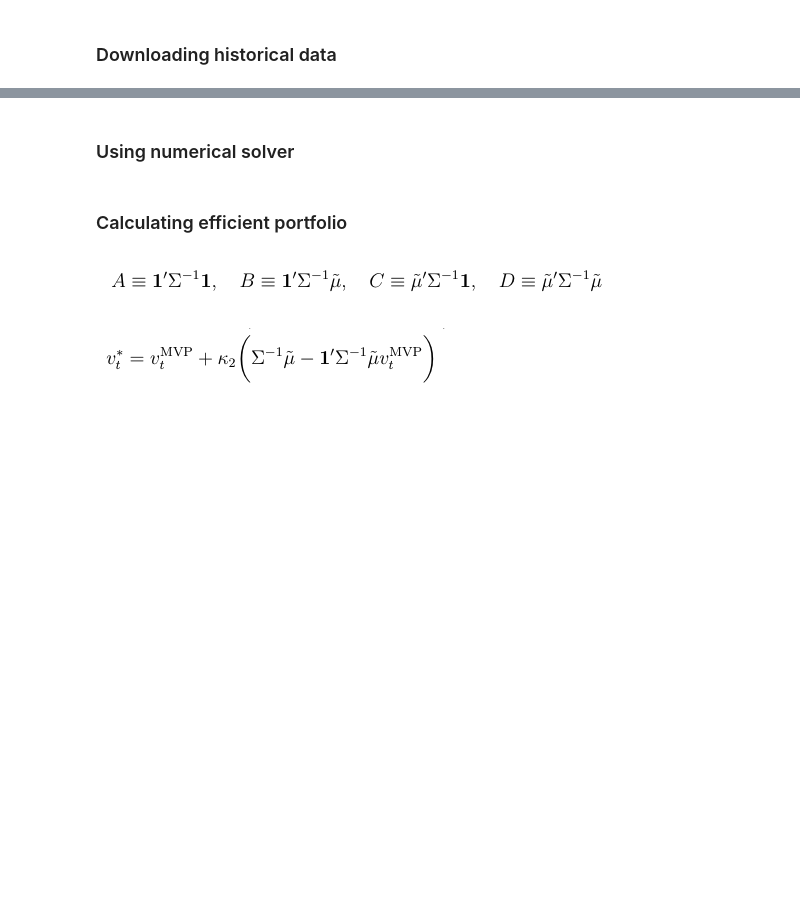
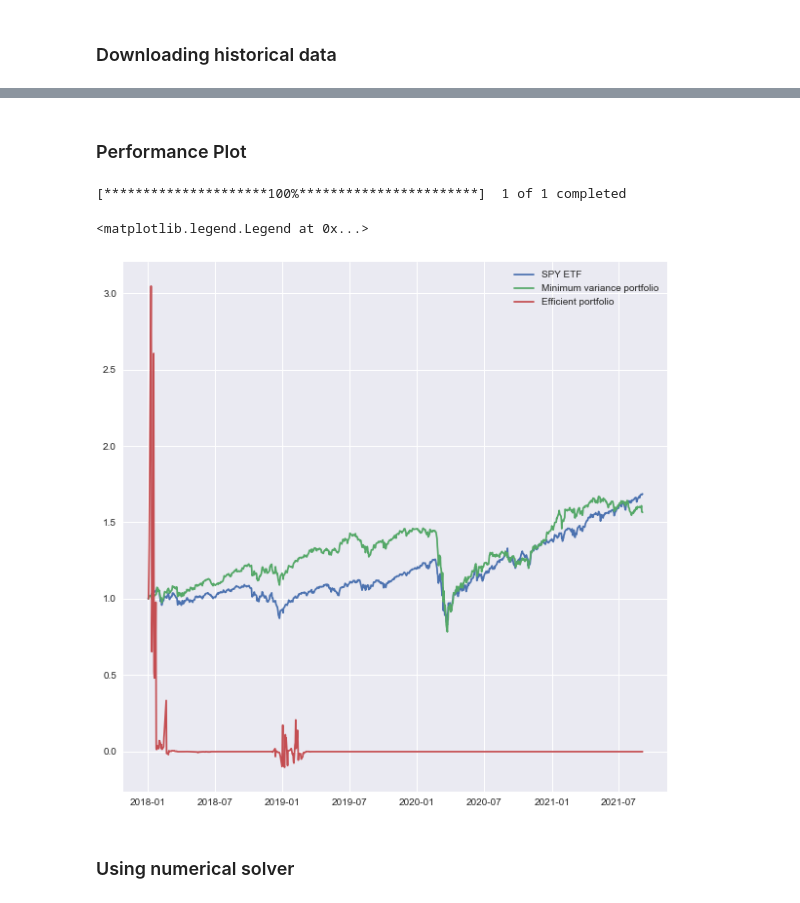
Before and after one commit to neriksen/thesis, a Jupyter notebook: backtesting/backtesting.ipynb, the cells around one changed output, grey strips where cells are left out. Cells and saved outputs as stored; diff of their text form; code cells hidden in the pictures; blank space fills up the shorter version.

```diff
--- a/backtesting/backtesting.ipynb
+++ b/backtesting/backtesting.ipynb
@@ -18,2 +36,3 @@ import os
 # %%
 spx = pd.read_csv('../data/spx.csv').stack().tolist()
+spx_small = spx[:10]
@@ -55,10 +52,18 @@ v_t_mvp = dot(Sigma_inv, one)/mdot([one.T, Sigma_inv, one])
+# %% [markdown]
+### Performance Plot
+# %%
+plt.style.use('seaborn')
+spx_data = yfinance.download(['SPY'], start = backtest_start)['Close']
+spx_data = spx_data/spx_data.iloc[0]
+fig, ax = plt.subplots(1, 1, figsize=(10, 10))
+ax.plot(spx_data, label="SPY ETF")
+ax.plot(res, label=['Minimum variance portfolio', 'Efficient portfolio'])
+ax.legend()
+# %% [output]
+[*********************100%***********************]  1 of 1 completed
+<matplotlib.legend.Legend at 0x...>
+[figure, added]
 # %% [markdown]
 ### Using numerical solver
 # %%
 res = quadprog.solve_qp(G=Sigma, a = np.zeros(len(Sigma_inv)), C = np.ones((len(Sigma_inv), 1)), b=np.ones(1), meq=1)
-# %% [markdown]
-### Calculating efficient portfolio
-# %% [markdown]
-![ABCD.png](attachment:fc26d116-5952-4ebb-9829-d9e7796f7c27.png)
-# %% [markdown]
-![efficient_weigths.png](attachment:a2311b60-8ef7-48cb-b7e7-89d9ca9762fc.png)
```
Also changed, not shown: parts of 24 cells of this notebook.
